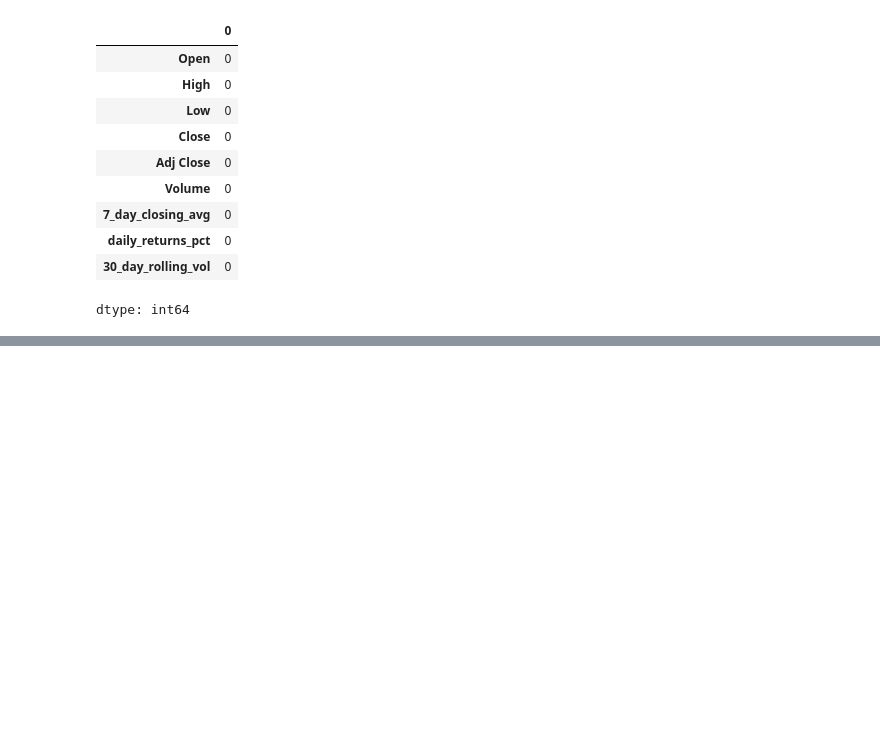
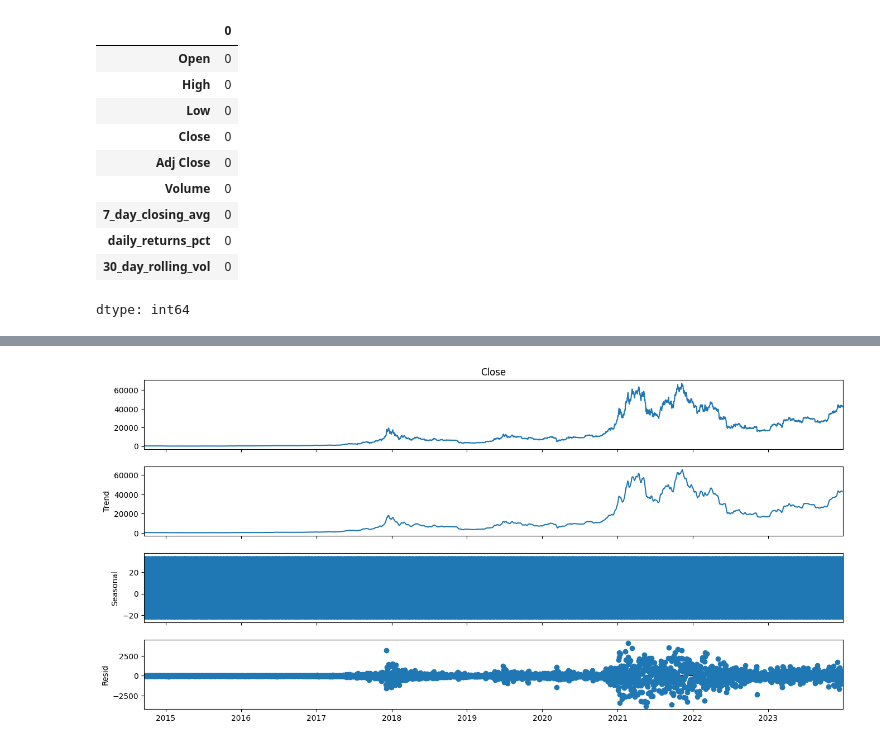
Before and after one commit to fwu27/Test, a Jupyter notebook: bitcoin_prices.ipynb, the cells around one changed output, grey strips where cells are left out. Drawn from its saved outputs; the diff is of its cells as text; code cells hidden in the pictures; blank space fills up the shorter version.

```diff
--- a/bitcoin_prices.ipynb
+++ b/bitcoin_prices.ipynb
@@ -153,0 +175,7 @@ df['lag3'] = df['Close'].shift(3)
+# %%
+decomposition = seasonal_decompose(df['Close'], model = 'additive')
+fig = decomposition.plot()
+fig.set_size_inches(15,7)
+plt.show()
+# %% [output]
+[figure, added]
```
Also changed, not shown: parts of 3 cells of this notebook.
